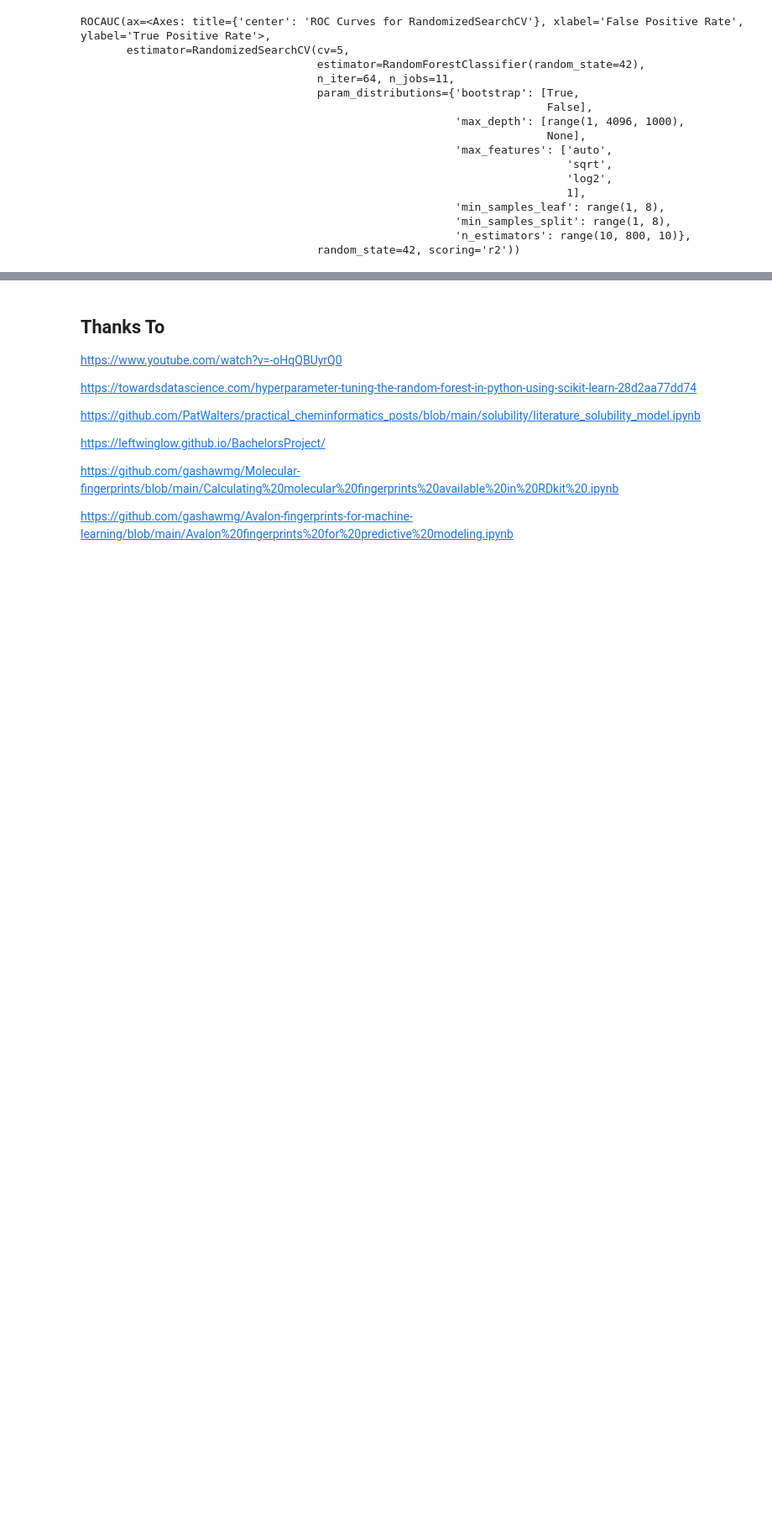
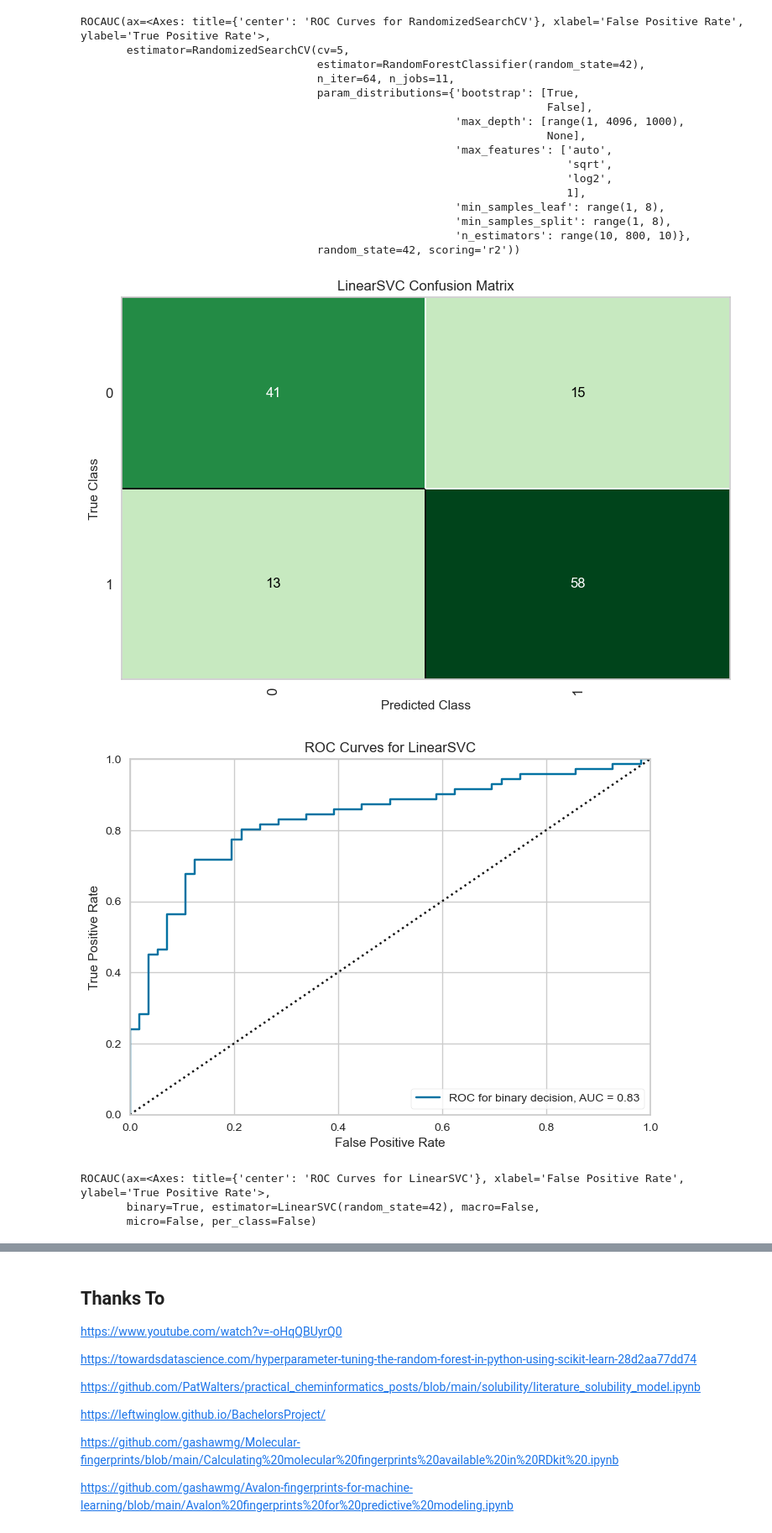
Before and after one commit to leftwinglow/Honours, a Jupyter notebook: get_fingerprints_tdc.ipynb, the cells around one changed output, grey strips where cells are left out. Shown at 84% size. Cells and saved outputs as stored; diff of their text form; code cells hidden in the pictures; blank space fills up the shorter version.

```diff
--- a/get_fingerprints_tdc.ipynb
+++ b/get_fingerprints_tdc.ipynb
@@ -211,6 +211,21 @@ ROCAUC(ax=<Axes: title={'center': 'ROC Curves for RandomizedSearchCV'}, xlabel='
                                                          'min_samples_split': range(1, 8),
                                                          'n_estimators': range(10, 800, 10)},
                                     random_state=42, scoring='r2'))
+# %%
+from sklearn import svm
+
+model_svm = svm.LinearSVC(random_state=42)
+
+model_svm.fit(list(X_train), y_train)
+
+classifier.confusion_matrix(model_svm, list(X_test), y_test, cmap="Greens")
+classifier.roc_auc(model_svm, list(X_test), y_test, binary=True)
+# %% [output]
+[figure, added]
+[figure, added]
+ROCAUC(ax=<Axes: title={'center': 'ROC Curves for LinearSVC'}, xlabel='False Positive Rate', ylabel='True Positive Rate'>,
+       binary=True, estimator=LinearSVC(random_state=42), macro=False,
+       micro=False, per_class=False)
 # %%
 from tpot import TPOTRegressor
 
```
Also changed, not shown: parts of 3 cells of this notebook.
